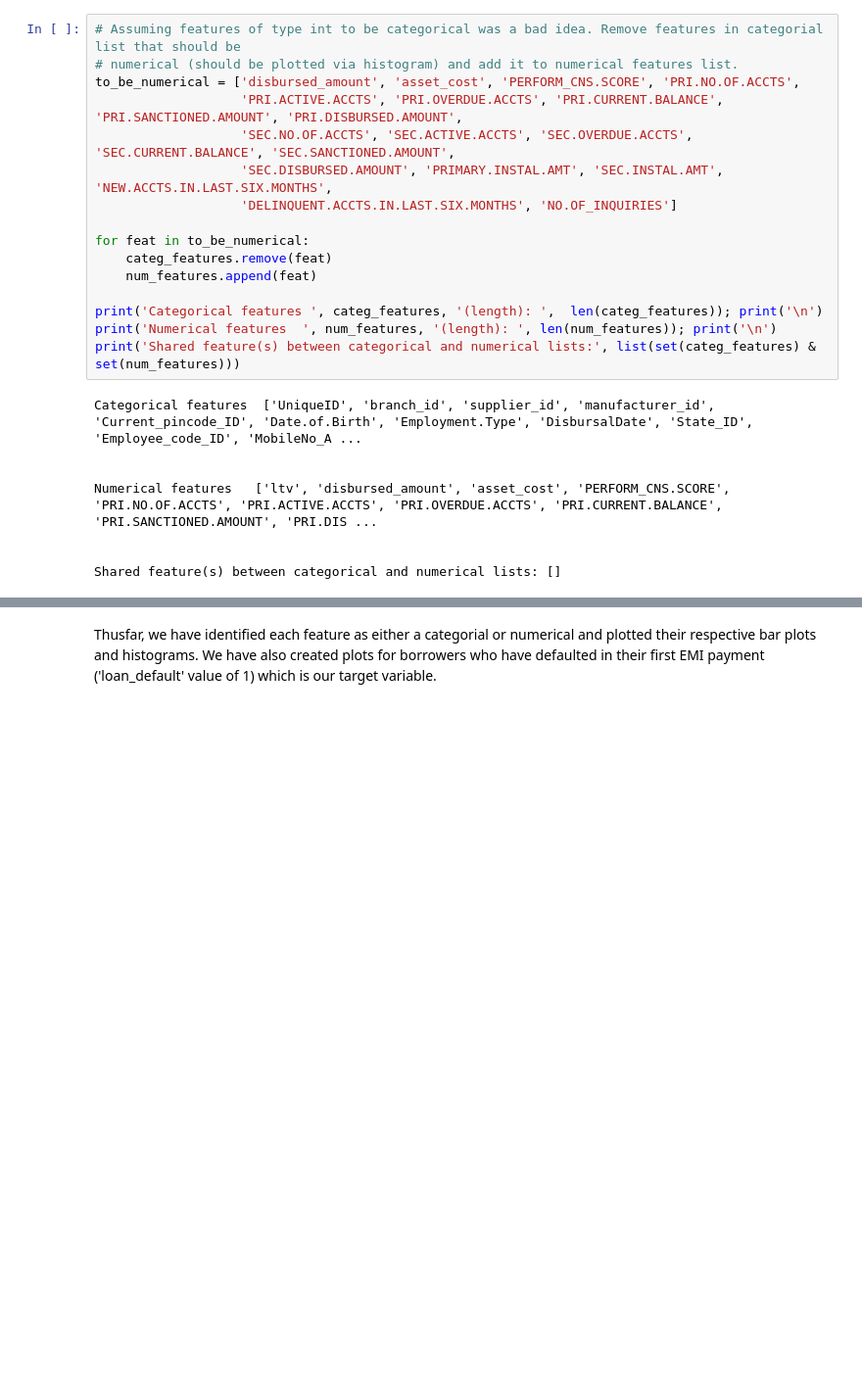
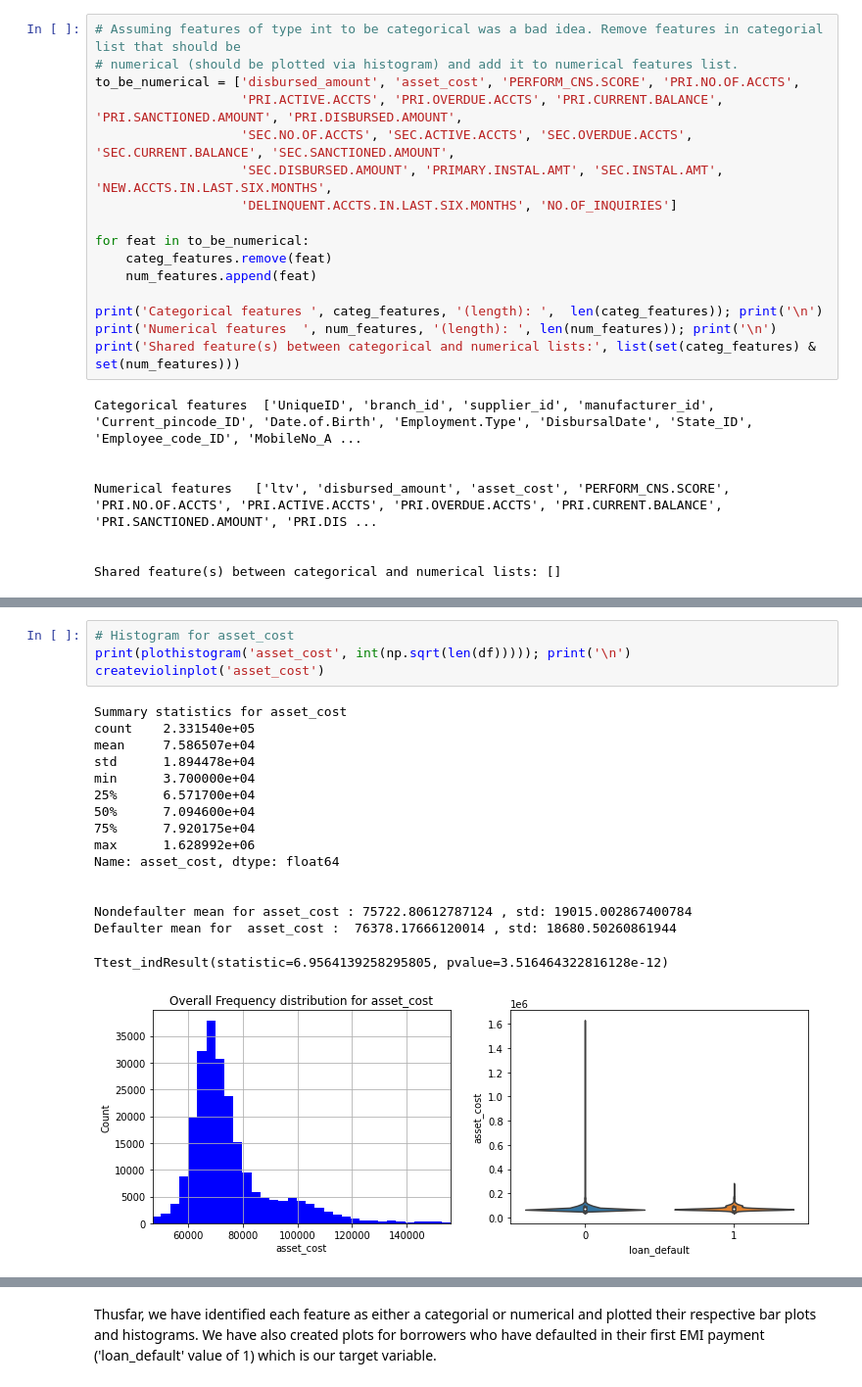
Before and after one commit to steviekwonders/Capstone-2, a Jupyter notebook: Vehicle Loan EDA/Exploratory Analysis.ipynb, the cells around one changed output, grey strips where cells are left out. Shown at 98% size. Saved outputs shown, nothing was run; the diff lists cells and outputs as text; blank space fills up the shorter version.

```diff
--- a/Vehicle Loan EDA/Exploratory Analysis.ipynb
+++ b/Vehicle Loan EDA/Exploratory Analysis.ipynb
@@ -679,0 +170,21 @@ plotbarplot('loan_default')
+# %%
+# Histogram for asset_cost
+print(plothistogram('asset_cost', int(np.sqrt(len(df))))); print('\n')
+createviolinplot('asset_cost')
+# %% [output]
+Summary statistics for asset_cost
+count    2.331540e+05
+mean     7.586507e+04
+std      1.894478e+04
+min      3.700000e+04
+25%      6.571700e+04
+50%      7.094600e+04
+75%      7.920175e+04
+max      1.628992e+06
+Name: asset_cost, dtype: float64
+
+
+Nondefaulter mean for asset_cost : 75722.80612787124 , std: 19015.002867400784
+Defaulter mean for  asset_cost :  76378.17666120014 , std: 18680.50260861944
+Ttest_indResult(statistic=6.9564139258295805, pvalue=3.516464322816128e-12)
+[figure, added]
```
Also changed, not shown: parts of 79 cells of this notebook.
